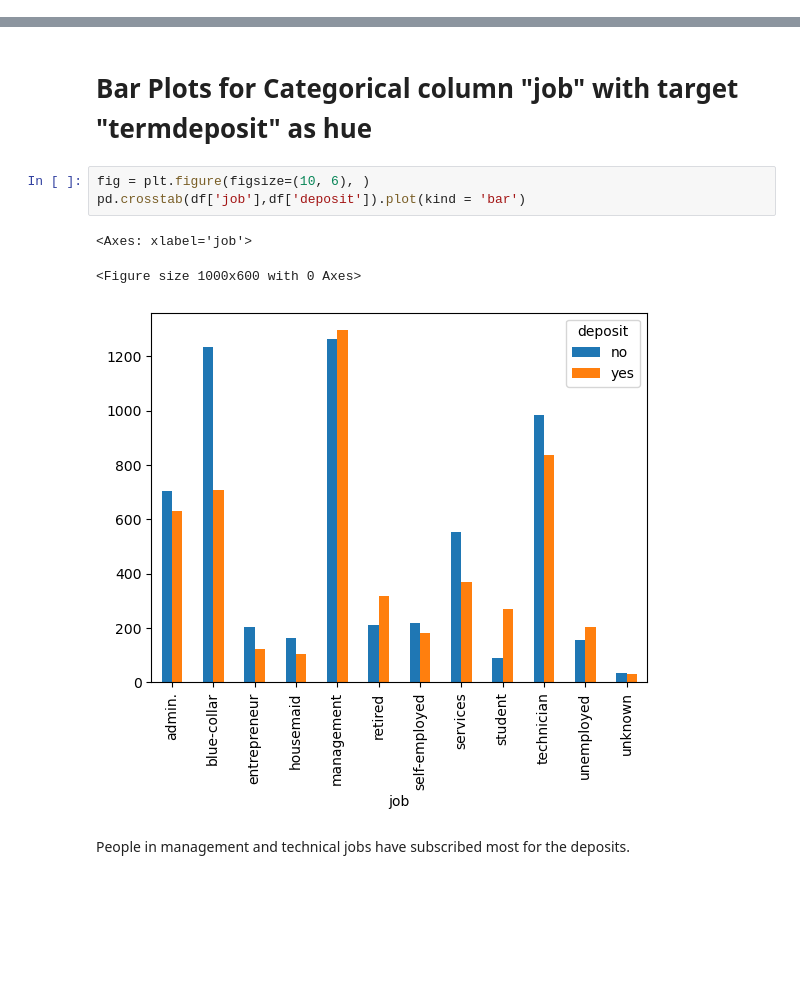
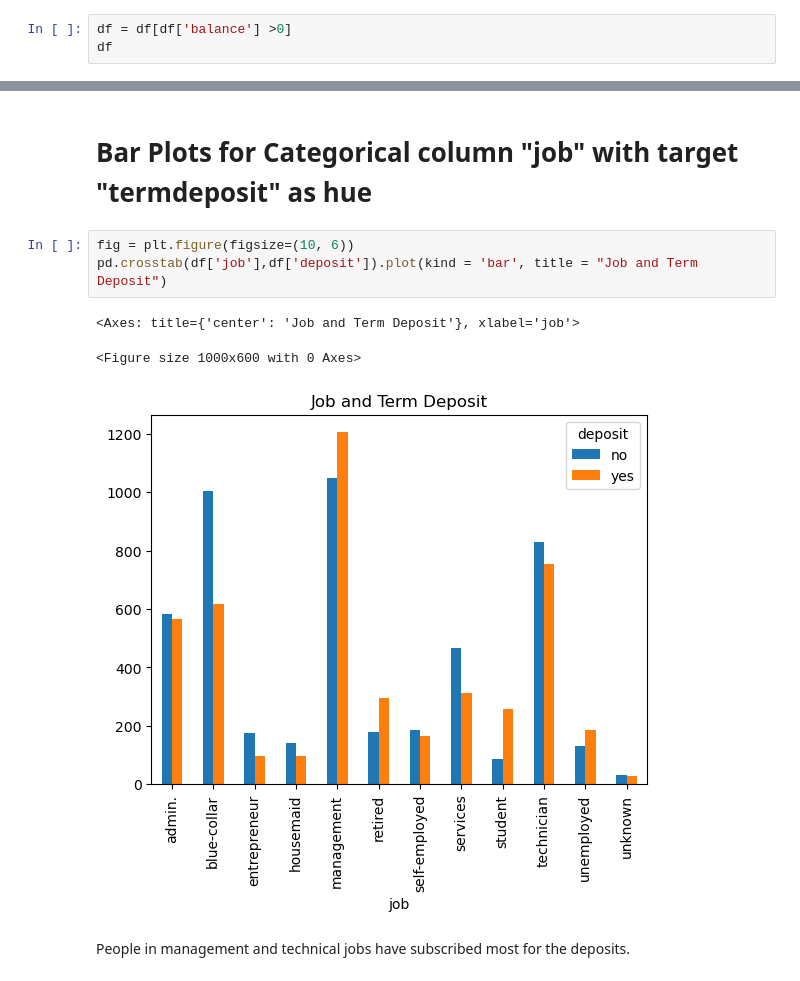
Before and after one commit to vaishaliM01/MSDS670_Week5, a Jupyter notebook: Vaishali_BankingData_Matplotlib.ipynb, the cells around one changed output, grey strips where cells are left out. Cells and saved outputs as stored; diff of their text form; blank space fills up the shorter version.

```diff
--- a/Vaishali_BankingData_Matplotlib.ipynb
+++ b/Vaishali_BankingData_Matplotlib.ipynb
@@ -94,0 +95,3 @@ df
+# %%
+df = df[df['balance'] >0]
+df
@@ -148,12 +177,12 @@ plt.show()
 # %% [markdown]
 # Bar Plots for Categorical column "job" with target "termdeposit" as hue
 # %%
-fig = plt.figure(figsize=(10, 6), )
-pd.crosstab(df['job'],df['deposit']).plot(kind = 'bar')
+fig = plt.figure(figsize=(10, 6))
+pd.crosstab(df['job'],df['deposit']).plot(kind = 'bar', title = "Job and Term Deposit")
 # %% [output]
-<Axes: xlabel='job'>
+<Axes: title={'center': 'Job and Term Deposit'}, xlabel='job'>
 <Figure size 1000x600 with 0 Axes>
-[figure, old version]
+[figure, new version]
 # %% [markdown]
 People in management and technical jobs have subscribed most for the deposits.
 # %% [markdown]
```
Also changed, not shown: parts of 33 cells of this notebook.
